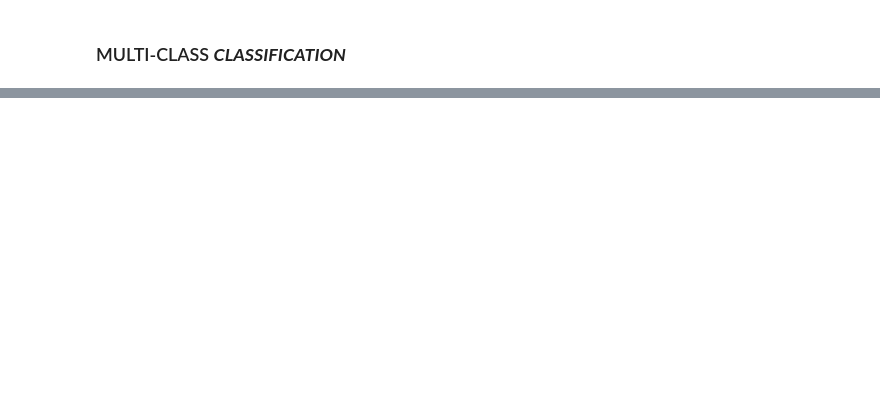
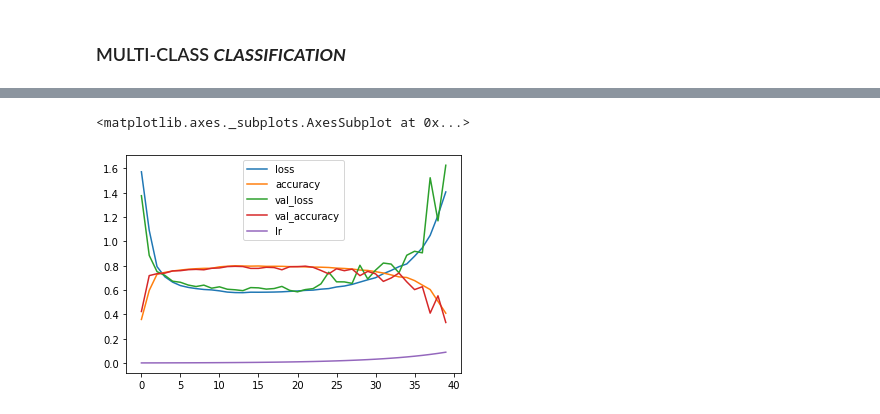
Before and after one commit to awannabecs/PublicTensorflowRepository, a Jupyter notebook: Untitled0.ipynb, the cells around one changed output, grey strips where cells are left out. Cells and saved outputs as stored; diff of their text form; code cells hidden in the pictures; blank space fills up the shorter version.

```diff
--- a/Untitled0.ipynb
+++ b/Untitled0.ipynb
@@ -33,0 +103,16 @@ for i in range(10):
+# %%
+tf.random.set_seed(22)
+
+model_3 = tf.keras.Sequential([
+tf.keras.layers.Flatten(input_shape=(28,28)),
+tf.keras.layers.Dense(4,activation="relu"),
+tf.keras.layers.Dense(4,activation="relu"),
+tf.keras.layers.Dense(10,activation="softmax")
+])
+
+model_3.compile(loss=tf.keras.losses.SparseCategoricalCrossentropy(),
+                optimizer=tf.keras.optimizers.Adam(),
+                metrics=["accuracy"])
+lr_scheduler = tf.keras.callbacks.LearningRateScheduler(lambda epoch: 1e-3 * 10**(epoch/20))
+
+model_3_history = model_3.fit(train_data_2,train_labels,epochs=40,validation_data=(test_data_2,test_labels),callbacks=lr_scheduler)
@@ -33,0 +137,5 @@ for i in range(10):
+# %%
+pd.DataFrame(model_3_history.history).plot()
+# %% [output]
+<matplotlib.axes._subplots.AxesSubplot at 0x...>
+[figure, added]
```
Also changed, not shown: parts of 8 cells of this notebook.
